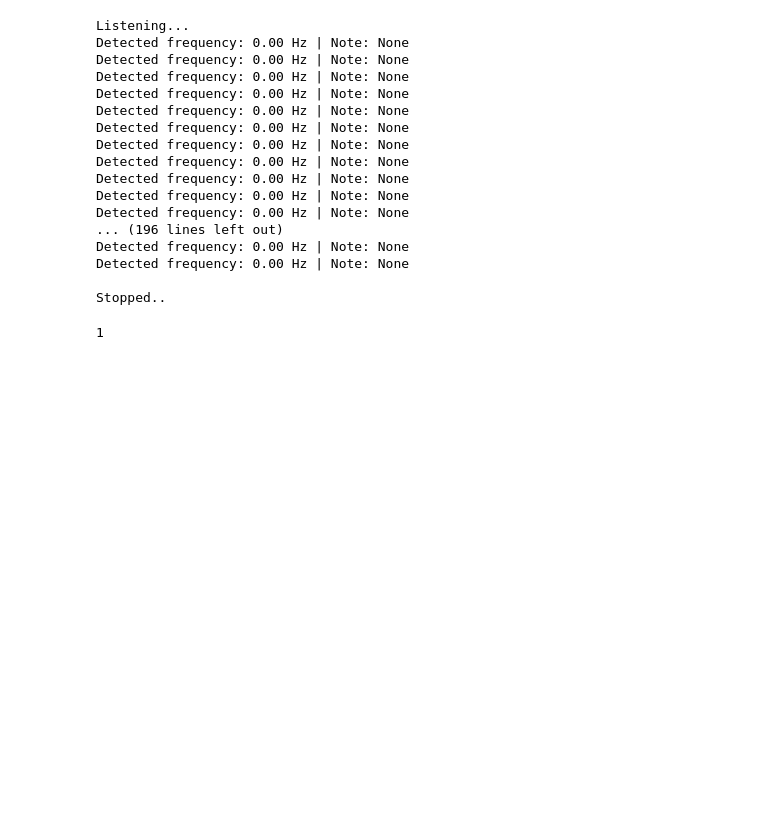
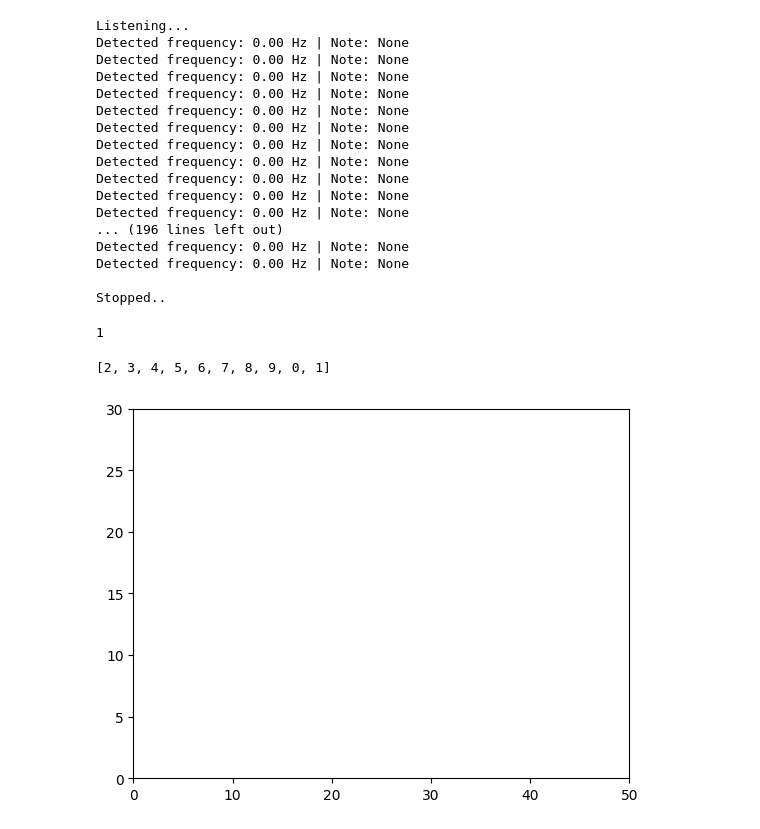
Before and after one commit to blueberrysmoooothie/music, a Jupyter notebook: pitch_detect_test.ipynb, the cells around one changed output. Cells and saved outputs as stored; diff of their text form; code cells hidden in the pictures; blank space fills up the shorter version.

Commit message:
graph

```diff
--- a/pitch_detect_test.ipynb
+++ b/pitch_detect_test.ipynb
@@ -341,3 +370,45 @@ octave = [31, 63,127, 255, 511, 1023, 2047, 4095, 8191, 16383]
 bisect_left(octave, 50.5)
 # %% [output]
 1
+# %%
+l = [i for i in range(10)]
+l[2:]+l[:2]
+# %% [output]
+[2, 3, 4, 5, 6, 7, 8, 9, 0, 1]
+# %%
+import matplotlib.pyplot as plt
+import numpy as np
+from matplotlib.animation import FuncAnimation
+import random
+
+fig = plt.figure()
+ax = plt.axes(xlim=(0, 50), ylim=(0, 30))
+(line,) = ax.plot([], [])
+
+max_points = 50
+(line,) = ax.plot(np.arange(50), np.ones(max_points, dtype=np.float64) * np.nan)
+y = [0 for i in range(50)]
+
+
+def init():
+    return (line,)
+
+
+class ani:
+    ind = 0
+
+    def animate(i):
+        y_data = random.random() * 30
+        y[ani.ind] = y_data
+        ani.ind = (ani.ind + 1) % 50
+        line.set_ydata(y[ani.ind :] + y[: ani.ind])
+        return line
+
+
+a = ani()
+anim = FuncAnimation(
+    fig, ani.animate, init_func=init, frames=200, interval=20, blit=False
+)
+plt.show()
+# %% [output]
+[figure, added]
```
Also changed, not shown: parts of 3 cells of this notebook, 2 other files.
